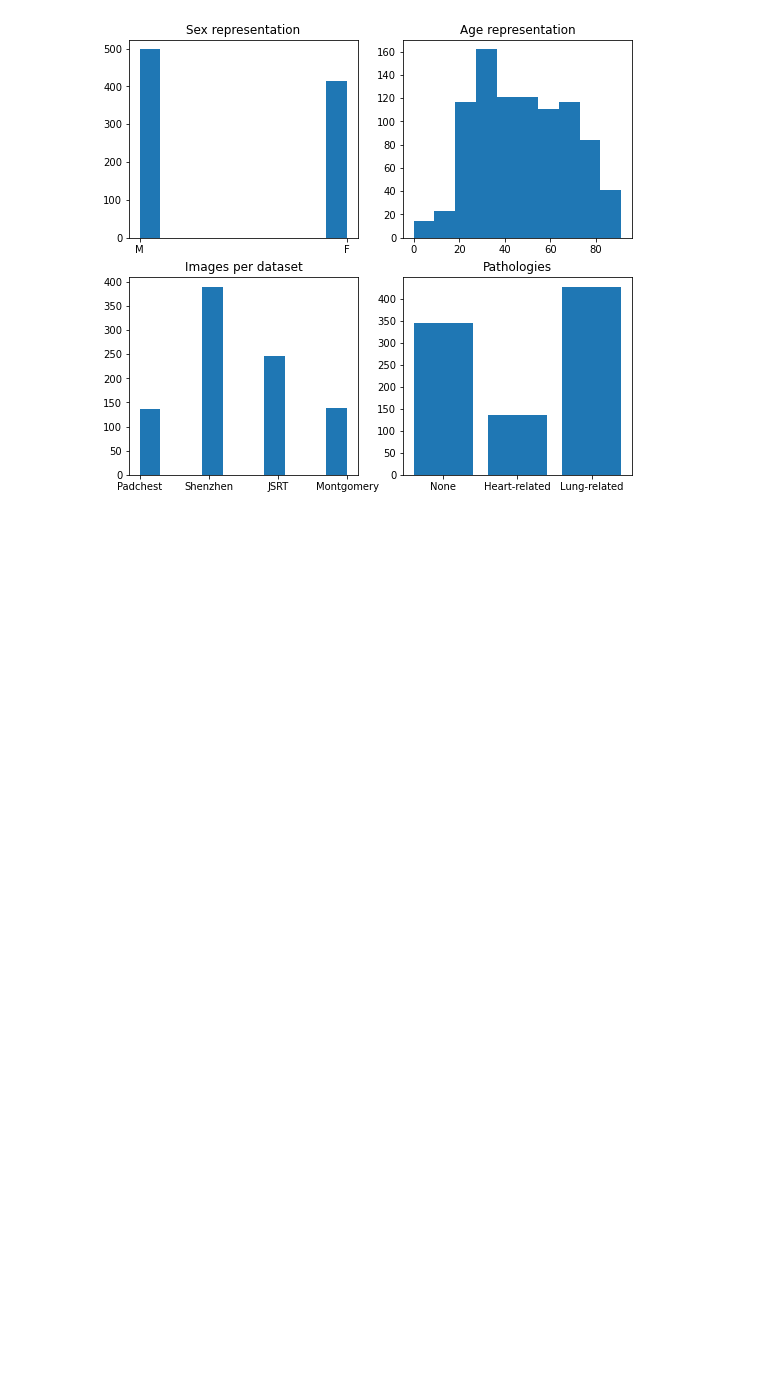
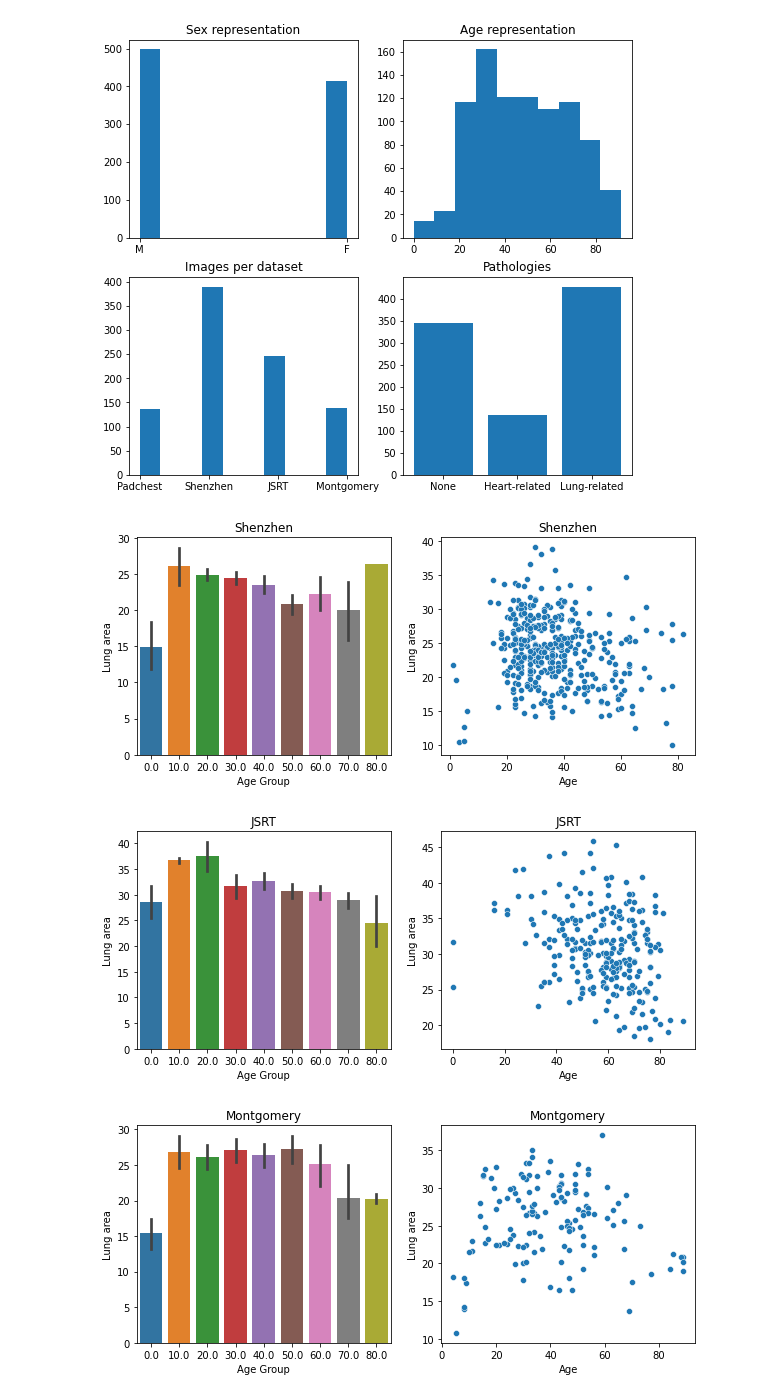
Before and after one commit to ngaggion/Chest-xray-landmark-dataset, a Jupyter notebook: DatasetInfo.ipynb, the cells around one changed output. Saved outputs shown, nothing was run; the diff lists cells and outputs as text; code cells hidden in the pictures; blank space fills up the shorter version.

```diff
--- a/DatasetInfo.ipynb
+++ b/DatasetInfo.ipynb
@@ -137,3 +137,43 @@ plt.bar(['None', 'Heart-related', 'Lung-related'], [n1,n2,n3])
 plt.savefig('figs/info.png', transparent=False)
 # %% [output]
 [figure]
+# %%
+clinical['Lung area'] = 0
+clinical['Age Group'] = 0
+
+for i in range(clinical.shape[0]):
+    file = clinical.iloc[i]['File']
+    img1 = 'Images/' + file
+
+    RL = img1.replace('Images','landmarks/RL').replace('.png','.npy')
+    LL = img1.replace('Images','landmarks/LL').replace('.png','.npy')
+
+    img = cv2.imread(img1,0)
+    RL = np.load(RL)
+    LL = np.load(LL)
+
+    aux = getDenseMask(RL,LL,None) > 0
+
+    clinical.loc[i, 'Lung area'] = np.sum(aux) / (1024*1024) * 100
+    clinical.loc[i, 'Age Group'] = np.floor(clinical.iloc[i]['Age'] / 10) * 10
+# %%
+import seaborn as sns
+
+for dataset in clinical.Dataset.unique():
+    if dataset != 'Padchest':
+        plt.figure(figsize = (10,4))
+
+        plt.subplot(1,2,1)
+        sns.barplot(x = 'Age Group', y = 'Lung area', data = clinical[clinical['Dataset']==dataset])
+        plt.title(dataset)
+
+        plt.subplot(1,2,2)
+        sns.scatterplot(x = 'Age', y = 'Lung area', data = clinical[clinical['Dataset']==dataset])
+        plt.title(dataset)
+        plt.ylabel('Lung area')
+
+        plt.savefig("../Journal/Results/figs/a_%s_age_lung_area.png"%dataset, dpi=200, bbox_inchest = 'tight')
+# %% [output]
+[figure, added]
+[figure, added]
+[figure, added]
```
Also changed, not shown: 8 other files.
